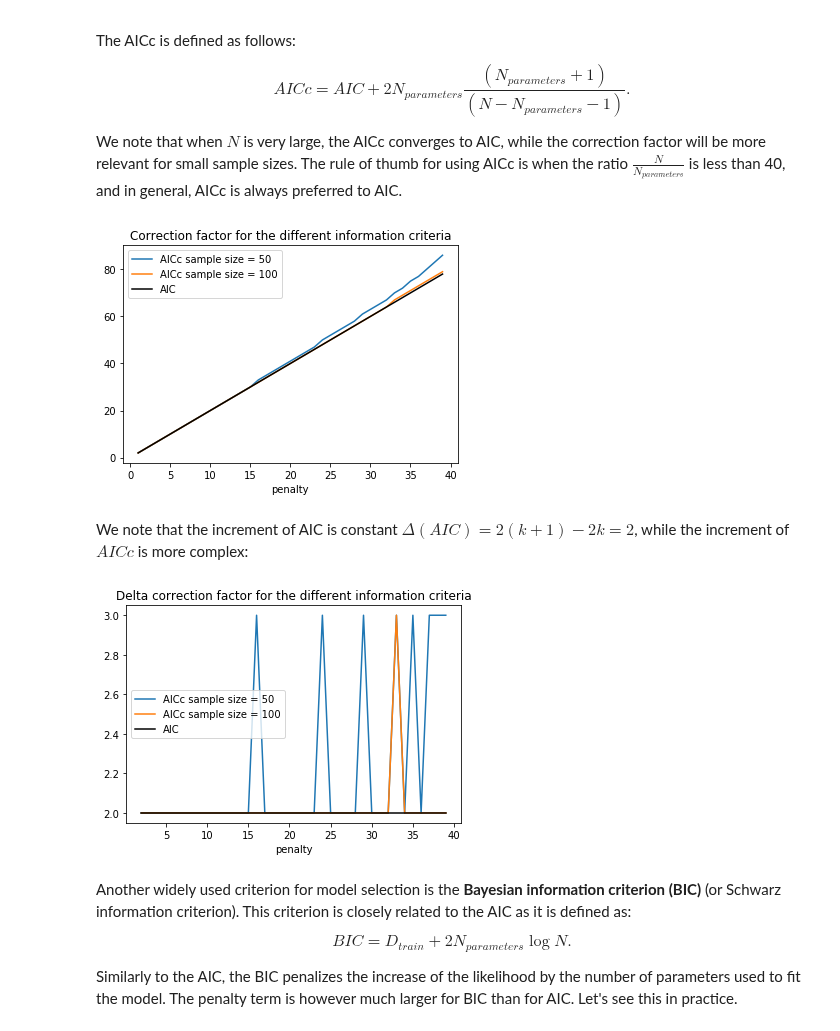
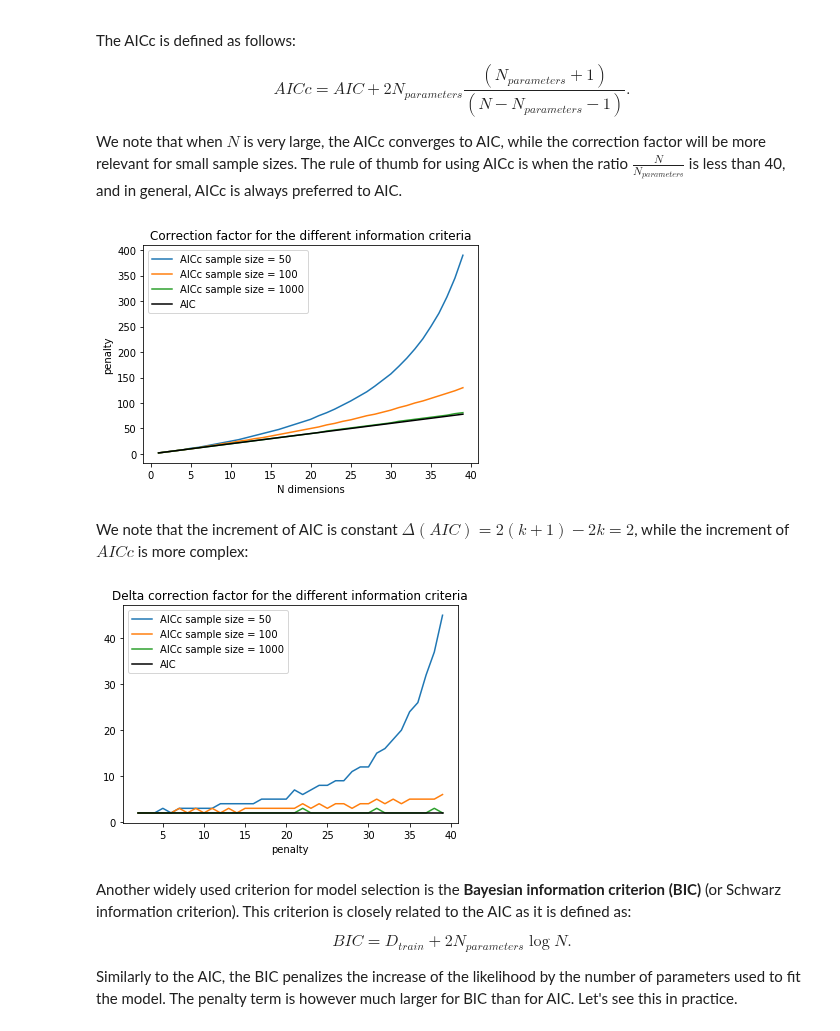
Before and after one commit to marcolorenzi/marcolorenzi.github.io, a Jupyter notebook: material/lesson8.ipynb, the cells around one changed output. Cells and saved outputs as stored; diff of their text form; code cells hidden in the pictures.

```diff
--- a/material/lesson8.ipynb
+++ b/material/lesson8.ipynb
@@ -47,36 +47,36 @@ We note that when $N$ is very large, the AICc converges to AIC, while the correc
 # %%
 import numpy as np
 import matplotlib.pyplot as plt
 import pandas as pd
 
 
 def AIC_penalty(k):
-    return 2*k+1
+    return 2*k
 
 def AICc_penalty(k,n):
-    return 2*k + 2*(k+1)/(n-k-1)
+    return 2*k + 2*k*(k+1)/(n-k-1)
 
-sample_size = [50, 100]
+sample_size = [50, 100, 1000]
 
 
 ## for each sample size n and model parameters k, compute the AICc
 for n in sample_size:
     AICc_term = []
     for k in np.arange(1,40):
         AICc_term.append(AICc_penalty(k,n))
 
     plt.plot(np.arange(1,40),AICc_term, label = 'AICc sample size = ' + str(n), linestyle = '-')
 
 
 ## The AIC is independent on the sample size n, and is computed only once
 plt.plot(np.arange(1,40),2*np.arange(1,40), label = 'AIC', linestyle = '-', color = 'black')
 plt.title('Correction factor for the different information criteria')
 plt.xlabel('N dimensions')
-plt.xlabel('penalty')
+plt.ylabel('penalty')
 plt.legend()
 plt.show()
 # %% [output]
-[figure, old version]
+[figure, new version]
 # %% [markdown]
 We note that the increment of AIC is constant $\Delta(AIC) = 2(k+1) - 2k = 2$, while the increment of $AICc$ is more complex:
 # %%
@@ -95,7 +95,7 @@ plt.xlabel('penalty')
 plt.legend()
 plt.show()
 # %% [output]
-[figure, old version]
+[figure, new version]
 # %% [markdown]
 Another widely used criterion for model selection is the __Bayesian information criterion (BIC)__ (or Schwarz information criterion). This criterion is closely related to the AIC as it is defined as:
 
```
Also changed, not shown: parts of 14 cells of this notebook, 2 other files.
